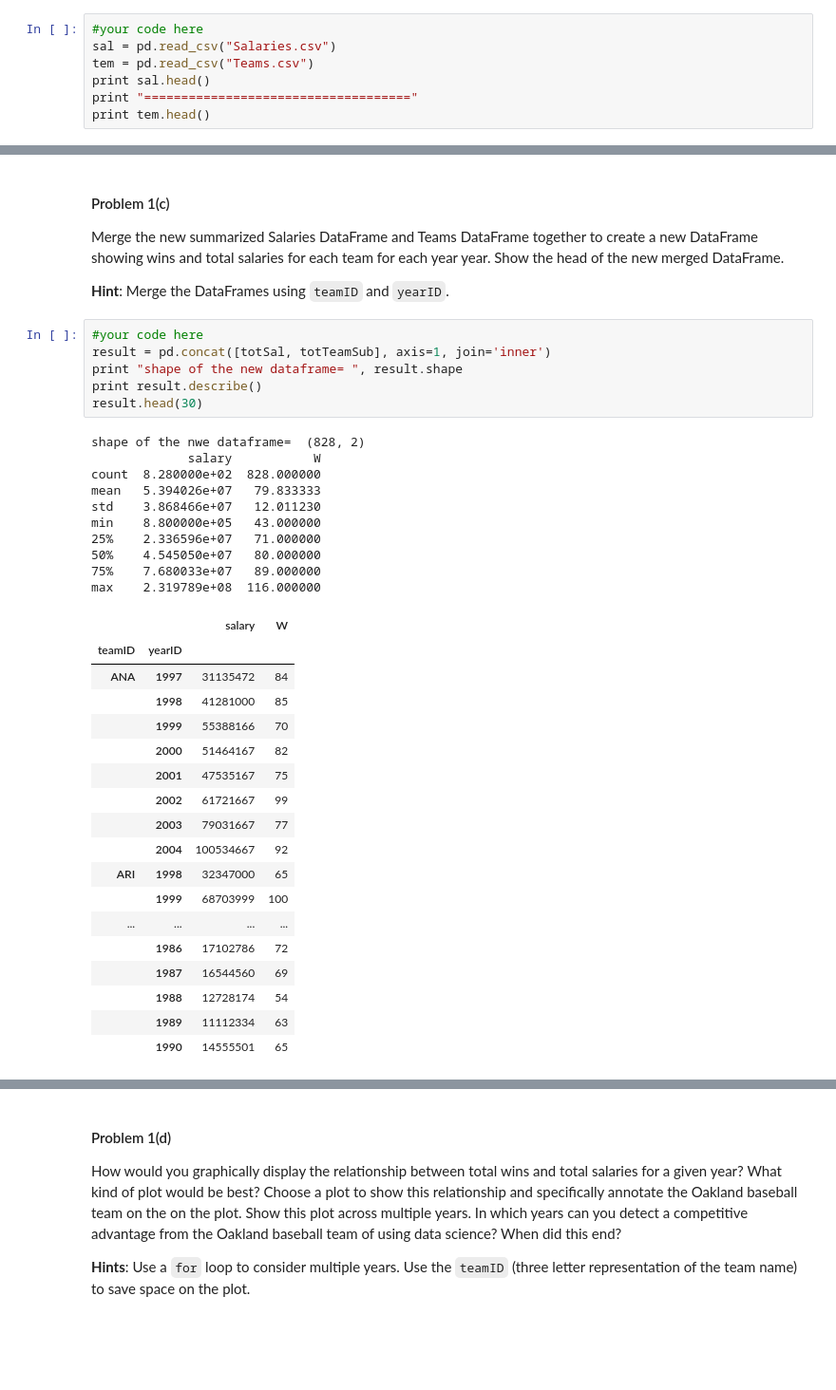
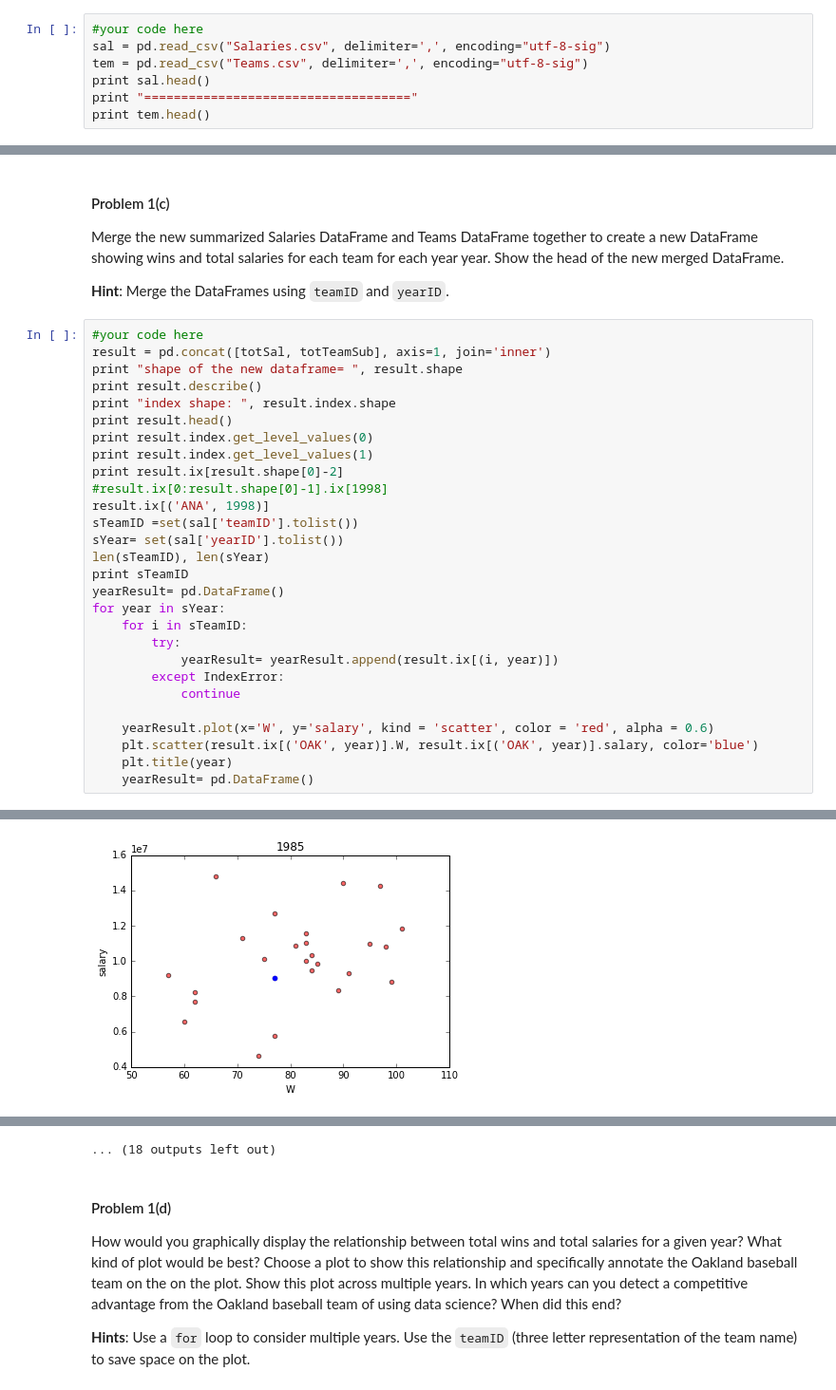
Before and after one commit to ouassimk/2014, a Jupyter notebook: homework/HW1.nbconvert.ipynb, the cells around one changed output, grey strips where cells are left out. Shown: that part at 95% size. Drawn from its saved outputs; the diff is of its cells as text; blank space fills up the shorter version.

```diff
--- a/homework/HW1.nbconvert.ipynb
+++ b/homework/HW1.nbconvert.ipynb
@@ -75,7 +73,7 @@ r.headers
 # %%
 #your code here
-sal = pd.read_csv("Salaries.csv")
-tem = pd.read_csv("Teams.csv")
+sal = pd.read_csv("Salaries.csv", delimiter=',', encoding="utf-8-sig")
+tem = pd.read_csv("Teams.csv", delimiter=',', encoding="utf-8-sig")
 print sal.head()
 print "===================================="
 print tem.head()
@@ -242,38 +240,32 @@ Merge the new summarized Salaries DataFrame and Teams DataFrame together to crea
 showing wins and total salaries for each team for each year year. Show the head of the new merged DataFrame.
 
 **Hint**: Merge the DataFrames using `teamID` and `yearID`.
-# %%
-#your code here
-result = pd.concat([totSal, totTeamSub], axis=1, join='inner')
-print "shape of the new dataframe= ", result.shape
-print result.describe()
-result.head(30)
-# %% [output]
-shape of the nwe dataframe=  (828, 2)
-             salary           W
-count  8.280000e+02  828.000000
-mean   5.394026e+07   79.833333
-std    3.868466e+07   12.011230
-min    8.800000e+05   43.000000
-25%    2.336596e+07   71.000000
-50%    4.545050e+07   80.000000
-75%    7.680033e+07   89.000000
-max    2.319789e+08  116.000000
-|  |  | salary | W |
-| teamID | yearID |  |  |
-| ANA | 1997 | 31135472 | 84 |
-|  | 1998 | 41281000 | 85 |
-|  | 1999 | 55388166 | 70 |
-|  | 2000 | 51464167 | 82 |
-|  | 2001 | 47535167 | 75 |
-|  | 2002 | 61721667 | 99 |
-|  | 2003 | 79031667 | 77 |
-|  | 2004 | 100534667 | 92 |
-| ARI | 1998 | 32347000 | 65 |
-|  | 1999 | 68703999 | 100 |
-| ... | ... | ... | ... |
-|  | 1986 | 17102786 | 72 |
-|  | 1987 | 16544560 | 69 |
-|  | 1988 | 12728174 | 54 |
-|  | 1989 | 11112334 | 63 |
-|  | 1990 | 14555501 | 65 |
+# %%
+#your code here
+result = pd.concat([totSal, totTeamSub], axis=1, join='inner')
+print "shape of the new dataframe= ", result.shape
+print result.describe()
+print "index shape: ", result.index.shape
+print result.head()
+print result.index.get_level_values(0)
+print result.index.get_level_values(1)
+print result.ix[result.shape[0]-2]
+#result.ix[0:result.shape[0]-1].ix[1998]
+result.ix[('ANA', 1998)]
+sTeamID =set(sal['teamID'].tolist())
+sYear= set(sal['yearID'].tolist())
+len(sTeamID), len(sYear)
+print sTeamID
+yearResult= pd.DataFrame()
+for year in sYear:
+    for i in sTeamID:
+        try:
+            yearResult= yearResult.append(result.ix[(i, year)])
+        except IndexError:
+            continue
+
+    yearResult.plot(x='W', y='salary', kind = 'scatter', color = 'red', alpha = 0.6)
+    plt.scatter(result.ix[('OAK', year)].W, result.ix[('OAK', year)].salary, color='blue')
+    plt.title(year)
+    yearResult= pd.DataFrame()
+# %% [output]
@@ -279,0 +289 @@ max    2.319789e+08  116.000000
+[figure, added]
@@ -280,3 +300,4 @@ max    2.319789e+08  116.000000
+... (18 outputs left out)
 # %% [markdown]
 #### Problem 1(d)
 
```
Also changed, not shown: parts of 3 cells of this notebook.
